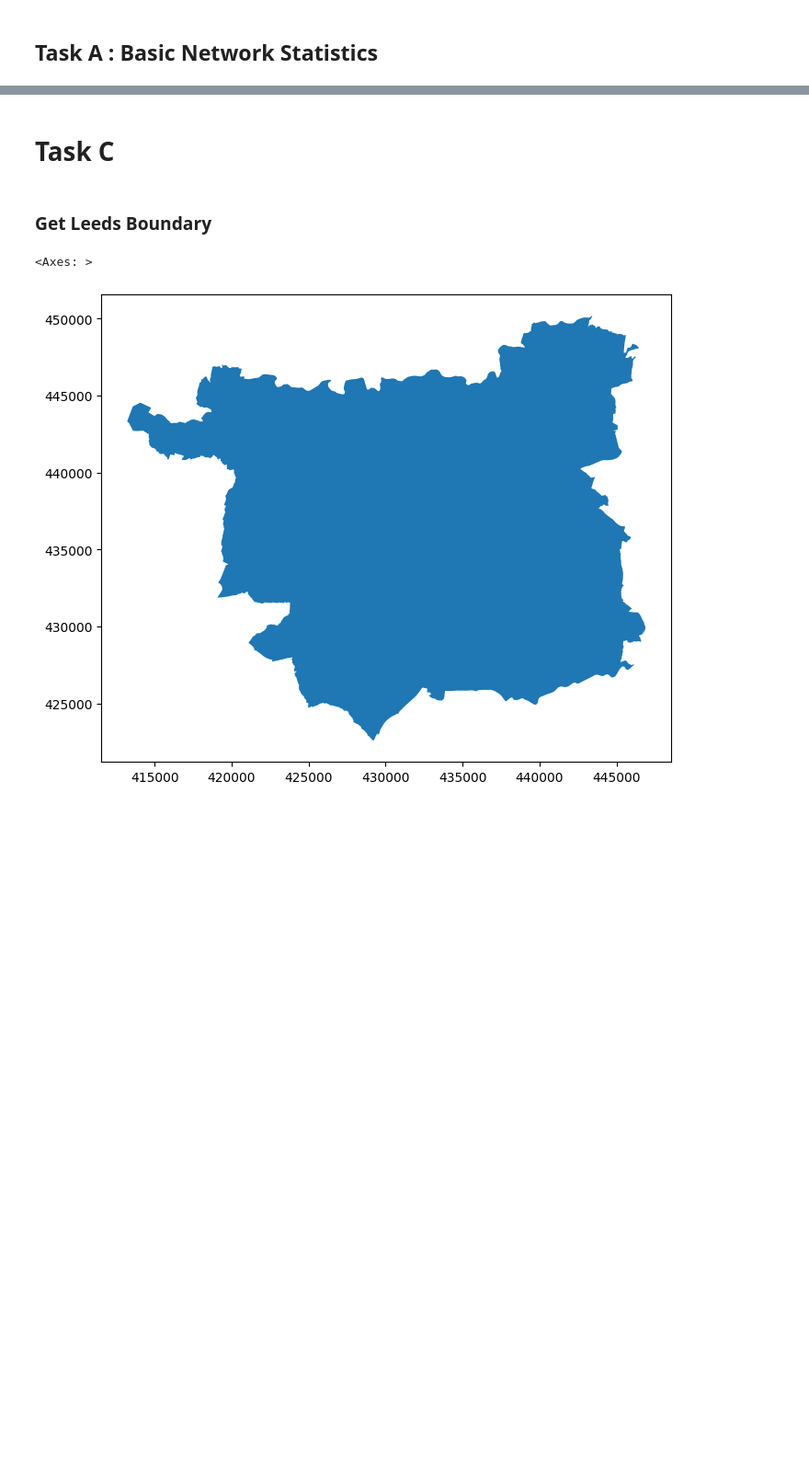
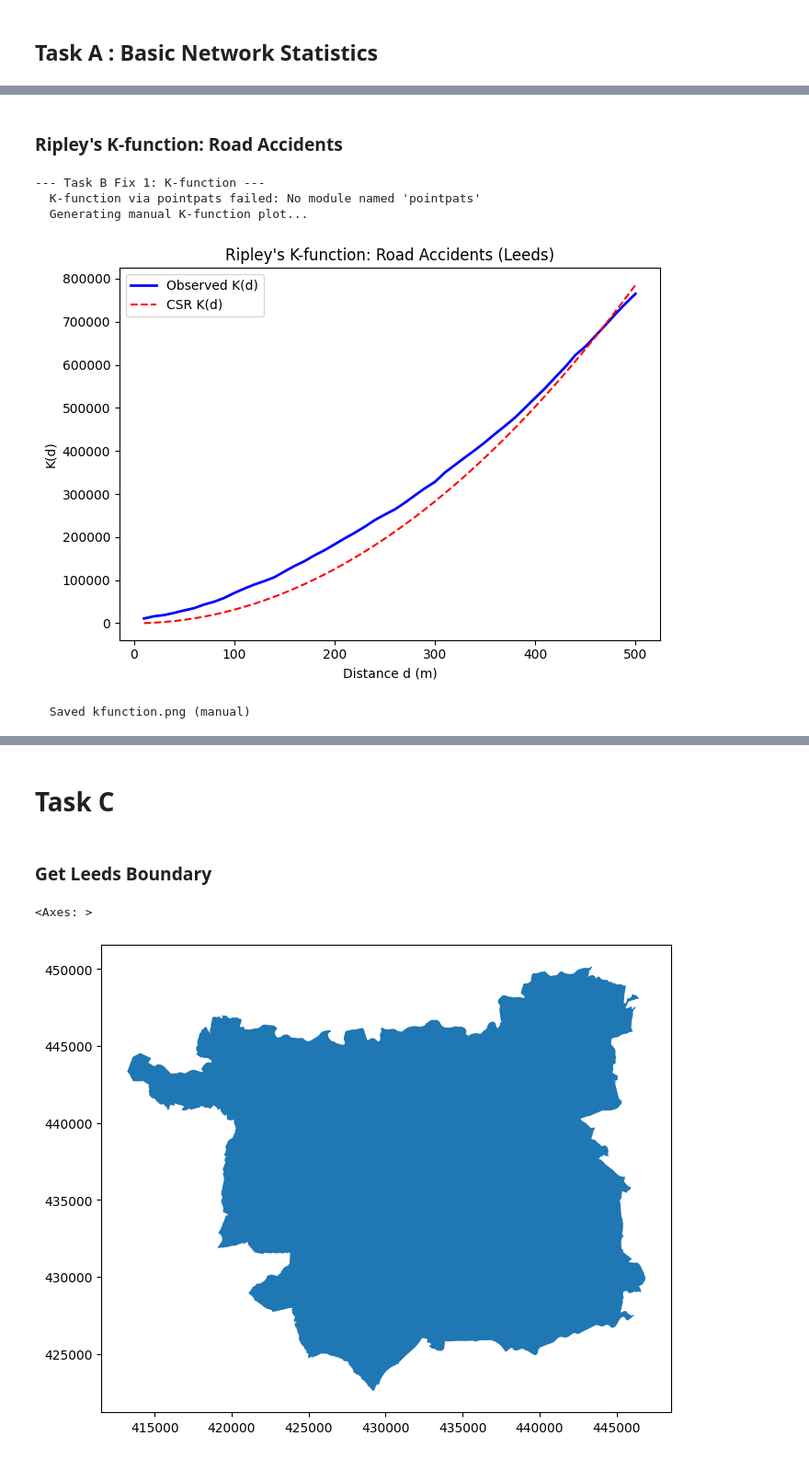
Before and after one commit to kunalsgodara/Network-data, a Jupyter notebook: notebooks/road_network_analysis.ipynb, the cells around one changed output, grey strips where cells are left out. Shown at 92% size. Saved outputs shown, nothing was run; the diff lists cells and outputs as text; code cells hidden in the pictures; blank space fills up the shorter version.

```diff
--- a/notebooks/road_network_analysis.ipynb
+++ b/notebooks/road_network_analysis.ipynb
@@ -423,0 +362,71 @@ plt.show()
+# %% [markdown]
+### Ripley's K-function: Road Accidents
+# %%
+print("\n--- Task B Fix 1: K-function ---")
+
+try:
+    from pointpats import PointPattern, K
+    # Get accident XY coordinates
+    acc_coords = np.column_stack([accidents_bng.geometry.x, accidents_bng.geometry.y])
+    pp = PointPattern(acc_coords)
+
+    # Ripley's K-function
+    kres = K(pp, edge_correction='ripley')
+
+    fig, ax = plt.subplots(figsize=(7, 5))
+    ax.plot(kres.d, kres.k, 'b-', label='Observed K(d)', linewidth=2)
+    # Theoretical K under CSR = pi * d^2
+    k_csr = np.pi * kres.d**2
+    ax.plot(kres.d, k_csr, 'r--', label='CSR (random) K(d)', linewidth=1.5)
+    ax.set_xlabel('Distance d (m)')
+    ax.set_ylabel('K(d)')
+    ax.set_title("Ripley's K-function: Road Accidents (Leeds)")
+    ax.legend()
+    plt.tight_layout()
+    plt.savefig(f'{OUT}/kfunction.png', dpi=150, bbox_inches='tight')
+    plt.show()
+
+    print(f"  Saved kfunction.png")
+    print(f"  K at max d: observed={kres.k[-1]:.1f}, CSR={k_csr[-1]:.1f}")
+    if kres.k[-1] > k_csr[-1]:
+        print("  -> Observed K > CSR → accidents are CLUSTERED")
+    else:
+        print("  -> Observed K < CSR → accidents are DISPERSED")
+except Exception as e:
+    print(f"  K-function via pointpats failed: {e}")
+    print("  Generating manual K-function plot...")
+
+    acc_coords = np.column_stack([accidents_bng.geometry.x, accidents_bng.geometry.y])
+    from scipy.spatial.distance import pdist, squareform
+    dists_all = squareform(pdist(acc_coords))
+    n_pts = len(acc_coords)
+
+    # Calculate study area
+    area = buffer_final.area
+
+    d_range = np.linspace(10, 500, 50)
+    k_obs = []
+    for d in d_range:
+        count = np.sum(dists_all < d) - n_pts  # exclude self
+        k_obs.append(area * count / (n_pts * (n_pts - 1)))
+
+    k_csr = np.pi * d_range**2
+
+    fig, ax = plt.subplots(figsize=(7, 5))
+    ax.plot(d_range, k_obs, 'b-', label='Observed K(d)', linewidth=2)
+    ax.plot(d_range, k_csr, 'r--', label='CSR K(d)', linewidth=1.5)
+    ax.set_xlabel('Distance d (m)')
+    ax.set_ylabel('K(d)')
+    ax.set_title("Ripley's K-function: Road Accidents (Leeds)")
+    ax.legend()
+    plt.tight_layout()
+    plt.savefig(f'{OUT}/kfunction.png', dpi=150, bbox_inches='tight')
+    plt.show()
+
+    print(f"  Saved kfunction.png (manual)")
+# %% [output]
+--- Task B Fix 1: K-function ---
+  K-function via pointpats failed: No module named 'pointpats'
+  Generating manual K-function plot...
+[figure, added]
+  Saved kfunction.png (manual)
```
Also changed, not shown: parts of 76 cells of this notebook, 16 other files.
